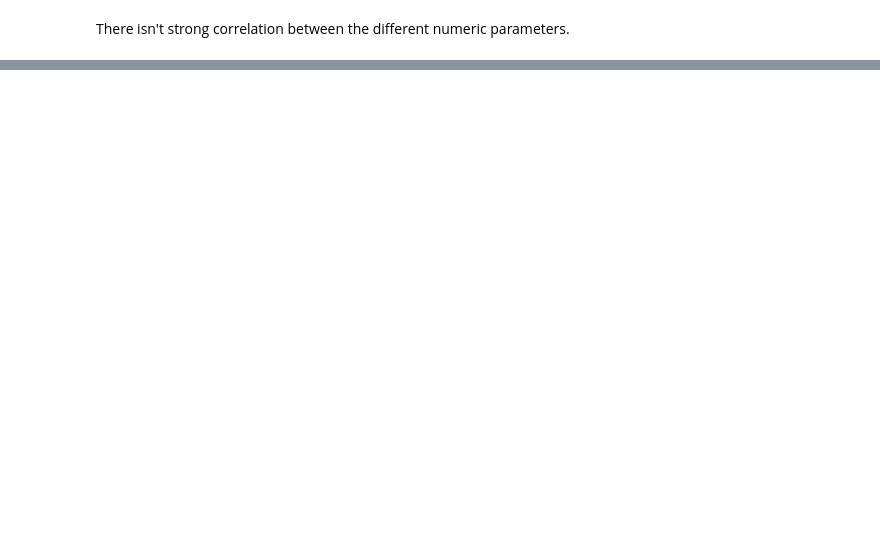
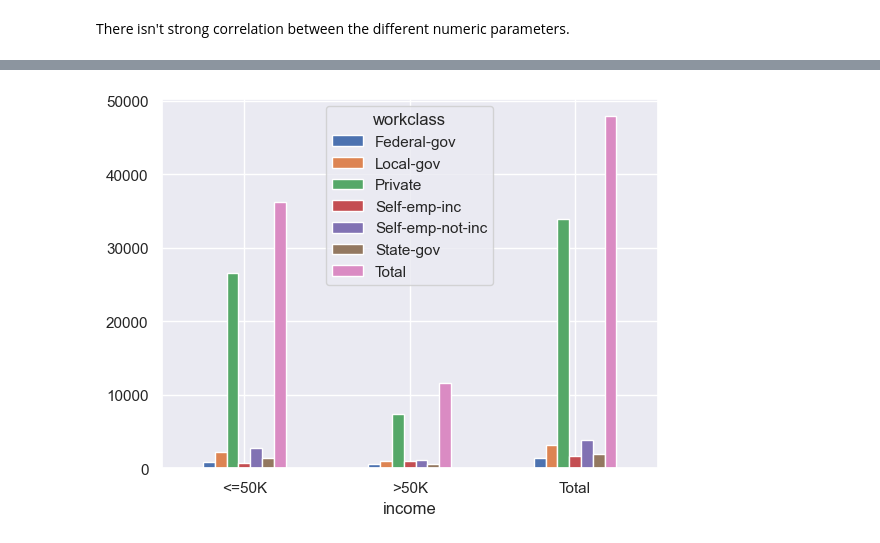
Before and after one commit to elinasafina23/ML_assignments_Team5, a Jupyter notebook: ml_assignment.ipynb, the cells around one changed output, grey strips where cells are left out. Saved outputs shown, nothing was run; the diff lists cells and outputs as text; code cells hidden in the pictures; blank space fills up the shorter version.

```diff
--- a/ml_assignment.ipynb
+++ b/ml_assignment.ipynb
@@ -143,0 +155,9 @@ There isn't strong correlation between the different numeric parameters.
+# %%
+import pandas as pd
+
+
+# Correct the 'income' column by replacing the variations
+df['income'] = df['income'].replace({'<=50K.': '<=50K', '>50K.': '>50K'})
+
+# Display the cleaned dataframe
+df.head()
@@ -143,0 +225,5 @@ There isn't strong correlation between the different numeric parameters.
+# %%
+# Creating a contingency table showing the distribution of the two categorical variables
+contingency_table = pd.crosstab(df['income'],df['workclass'],margins=True,margins_name="Total")
+
+contingency_table
@@ -143,0 +238,4 @@ There isn't strong correlation between the different numeric parameters.
+# %%
+contingency_table.drop(columns=['?'], inplace=True)
+# %%
+contingency_table.drop(columns=['Never-worked', 'Without-pay'], inplace=True)
@@ -143,0 +250,5 @@ There isn't strong correlation between the different numeric parameters.
+# %%
+# Plotting a barplot
+contingency_table.plot.bar(rot=0);
+# %% [output]
+[figure, added]
```
Also changed, not shown: parts of 29 cells of this notebook.
